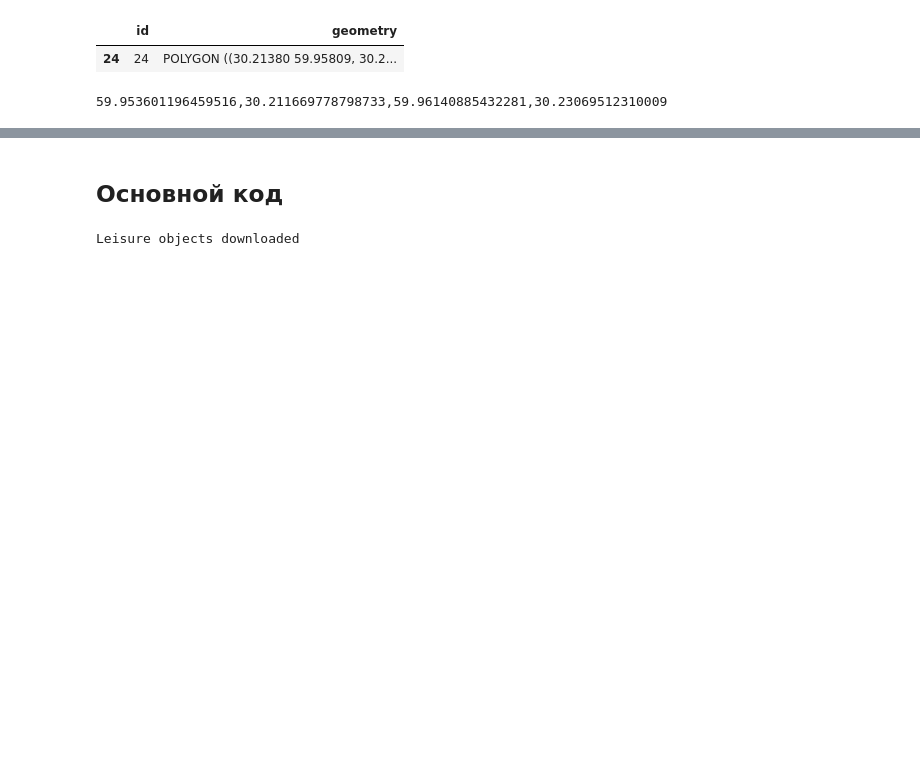
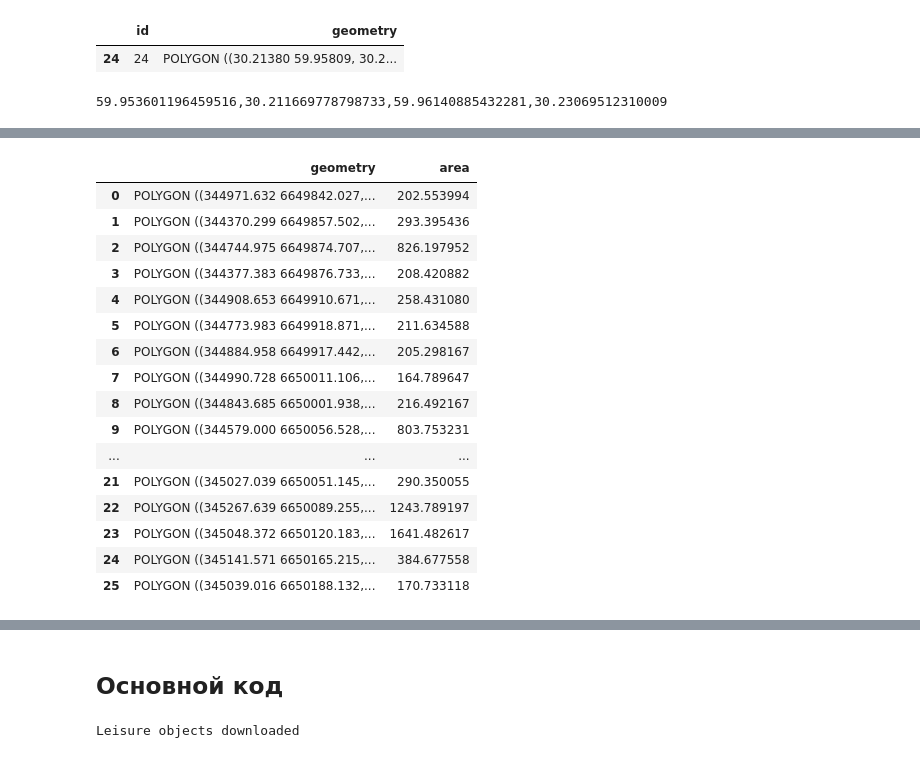
Before and after one commit to aimclub/blocksnet, a Jupyter notebook: examples/Free_area.ipynb, the cells around one changed output, grey strips where cells are left out. Drawn from its saved outputs; the diff is of its cells as text; code cells hidden in the pictures; blank space fills up the shorter version.

Commit message:
feat: vacant_area

```diff
--- a/examples/Free_area.ipynb
+++ b/examples/Free_area.ipynb
@@ -49,0 +258,2 @@ print(coordinate)
+# %%
+va_filtered_area = blocks_exploded[blocks_exploded['geometry'].area >= 100]
@@ -49,0 +306,35 @@ print(coordinate)
+# %%
+def buffer_and_union(row, buffer_distance=1):
+    polygon = row['geometry']
+    buffer_polygon = polygon.buffer(buffer_distance)
+    return buffer_polygon
+# %%
+result_gdf['buffered_geometry'] = result_gdf.apply(buffer_and_union, axis=1)
+# %%
+
+unified_geometry = result_gdf['buffered_geometry'].unary_union
+
+result_gdf2 = gpd.GeoDataFrame(geometry=[unified_geometry], crs=result_gdf.crs)
+# %%
+result_gdf_exploded = result_gdf2.explode(index_parts=True)
+result_gdf_exploded['area'] = result_gdf_exploded['geometry'].area
+result_gdf_exploded.reset_index(drop=True,inplace=True)
+result_gdf_exploded
+# %% [output]
+|  | geometry | area |
+| 0 | POLYGON ((344971.632 6649842.027,... | 202.553994 |
+| 1 | POLYGON ((344370.299 6649857.502,... | 293.395436 |
+| 2 | POLYGON ((344744.975 6649874.707,... | 826.197952 |
+| 3 | POLYGON ((344377.383 6649876.733,... | 208.420882 |
+| 4 | POLYGON ((344908.653 6649910.671,... | 258.431080 |
+| 5 | POLYGON ((344773.983 6649918.871,... | 211.634588 |
+| 6 | POLYGON ((344884.958 6649917.442,... | 205.298167 |
+| 7 | POLYGON ((344990.728 6650011.106,... | 164.789647 |
+| 8 | POLYGON ((344843.685 6650001.938,... | 216.492167 |
+| 9 | POLYGON ((344579.000 6650056.528,... | 803.753231 |
+| ... | ... | ... |
+| 21 | POLYGON ((345027.039 6650051.145,... | 290.350055 |
+| 22 | POLYGON ((345267.639 6650089.255,... | 1243.789197 |
+| 23 | POLYGON ((345048.372 6650120.183,... | 1641.482617 |
+| 24 | POLYGON ((345141.571 6650165.215,... | 384.677558 |
+| 25 | POLYGON ((345039.016 6650188.132,... | 170.733118 |
```
Also changed, not shown: parts of 46 cells of this notebook, 5 other files.
